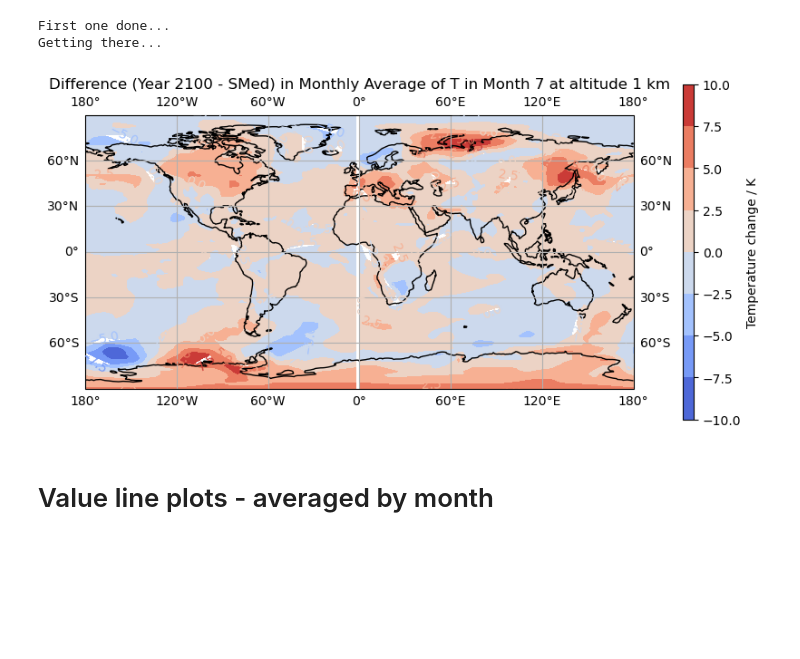
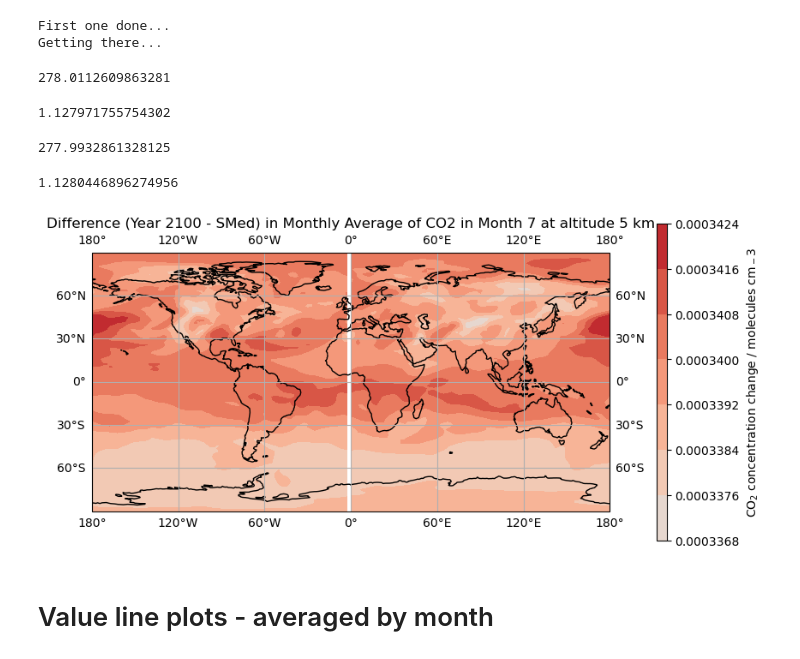
Before and after one commit to CharlieReyno/Sporadic-E-Project, a Jupyter notebook: Main_Notebooks/Climatology.ipynb, the cells around one changed output. Drawn from its saved outputs; the diff is of its cells as text; code cells hidden in the pictures; blank space fills up the shorter version.

Commit message:
CO2 graph and code

```diff
--- a/Main_Notebooks/Climatology.ipynb
+++ b/Main_Notebooks/Climatology.ipynb
@@ -409,34 +409,65 @@ print('Getting there...')
 # %% [output]
 First one done...
 Getting there...
+# %%
+med_filepath = f'/resstore/b0243/Data/Sporadic_E/Solar_Med/archive_yr2000/ACP_CESM213_FX2000_f19_f19_mg16_Na_Fe_Mg_iontransport.cam.h0.0001-06.nc'
+med_T_file = xr.open_dataset(med_filepath, decode_times=False)
+med_T_file = med_T_file['T'].sel(lev=900, method = 'nearest')
+med_T_file = med_T_file.mean(dim=['lat','lon'])
+med_T_file = med_T_file.sel(time=0, method='nearest')
+med_T = med_T_file.item()
+print(med_T)
+# %% [output]
+278.0112609863281
+# %%
+R = 287
+med_n = 900*100/(R*med_T)
+print(med_n)
+# %% [output]
+1.127971755754302
+# %%
+cli_filepath = f'/resstore/b0243/Data/Sporadic_E/FX2101f19f19mg16NaFeMgiontransport_OUTPUT/atm/hist/FX2101f19f19mg16NaFeMgiontransport.cam.h0.2100-06.nc'
+cli_T_file = xr.open_dataset(cli_filepath, decode_times=False)
+cli_T_file = cli_T_file['T'].sel(lev=900, method = 'nearest')
+cli_T_file = cli_T_file.mean(dim=['lat','lon'])
+cli_T_file = cli_T_file.sel(time=0, method='nearest')
+cli_T = cli_T_file.item()
+print(cli_T)
+# %% [output]
+277.9932861328125
+# %%
+cli_n = 900*100/(R*cli_T)
+print(cli_n)
+# %% [output]
+1.1280446896274956
 # %%
-ds_diff = (ds_2dcli - ds_2dmed)
+ds_diff = (ds_2dcli*cli_n - ds_2dmed*med_n)
 # %%
 fig , ax = plt.subplots(figsize=(10,6), subplot_kw={'projection': ccrs.PlateCarree()})
 
 contour = ax.contourf(lon,
                     lat,
                     ds_diff,
                     # colors='black',
                     cmap = plt.get_cmap('coolwarm'),
                     transform=ccrs.PlateCarree(),
                     #levels=np.linspace(ds_diff.min().values, ds_diff.max().values, 20)
-                    norm=colors.TwoSlopeNorm(vcenter=0)
+                    norm=colors.TwoSlopeNorm(vcenter=0.0003368)
                     )
 cbar = plt.colorbar(contour, ax=ax, orientation='vertical', pad=0.07, aspect=30, shrink=0.8)
-cbar.set_label(f'Temperature change / K')
+cbar.set_label(f'CO$_{2}$ concentration change / molecules cm$_{-3}$')
 ax.coastlines()
 ax.gridlines(draw_labels=True,
              dms=True,
              x_inline=False,
              y_inline=False
             )
-plt.clabel(contour, inline=True, fontsize=10)
+# plt.clabel(contour, inline=True, fontsize=10)
 ax.set_title(f'Difference (Year 2100 - SMed) in Monthly Average of {var} in Month {selected_month} at altitude {selected_alt} km')
 plt.savefig(f'/home/home02/cm21cmr/Sporadic-E-Project/Figures/diff_{var}_alt_{selected_alt}_month_{selected_month}', dpi=400, bbox_inches='tight')
 plt.show()
 # %% [output]
-[figure, old version]
+[figure, new version]
 # %%
 # Create a figure with Cartopy
 fig, axes = plt.subplots(2,2,figsize=(30, 18), subplot_kw={'projection': ccrs.PlateCarree()})
```
Also changed, not shown: parts of 9 cells of this notebook, 1 other file.
